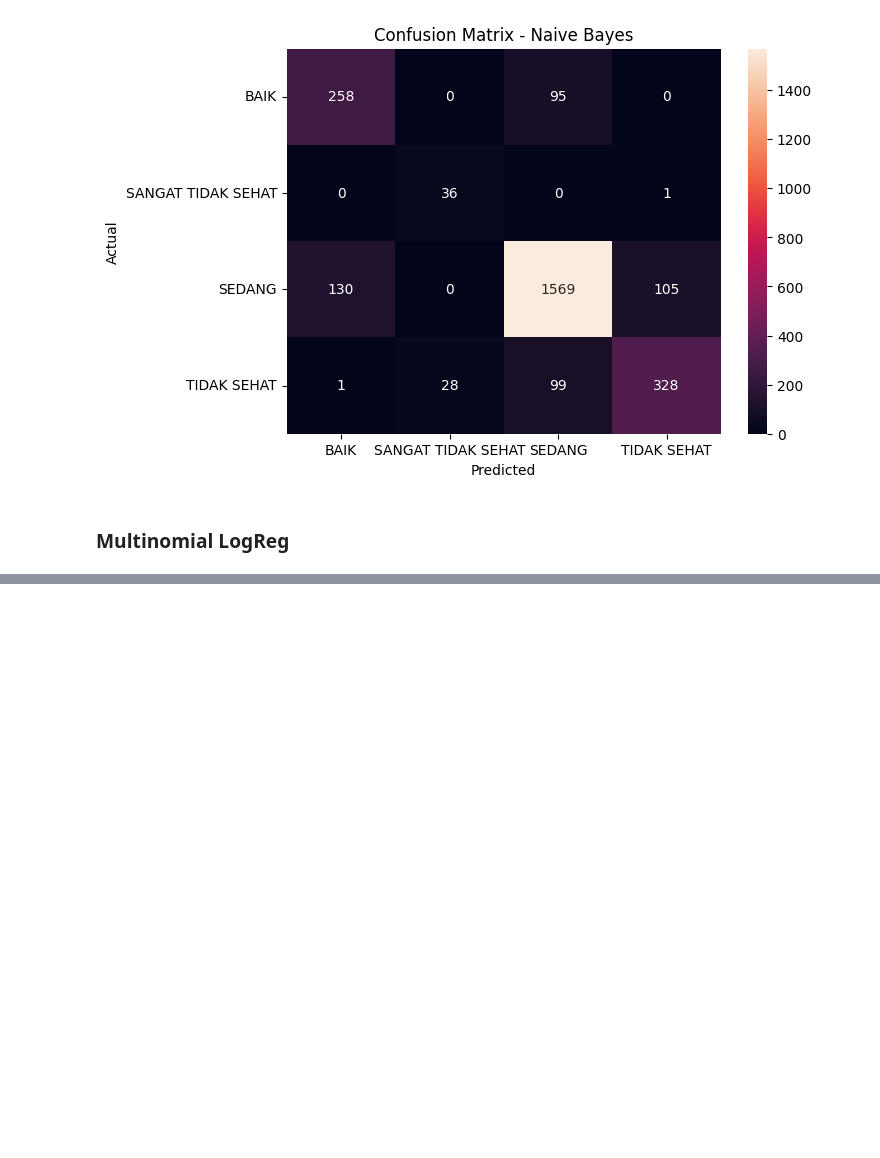
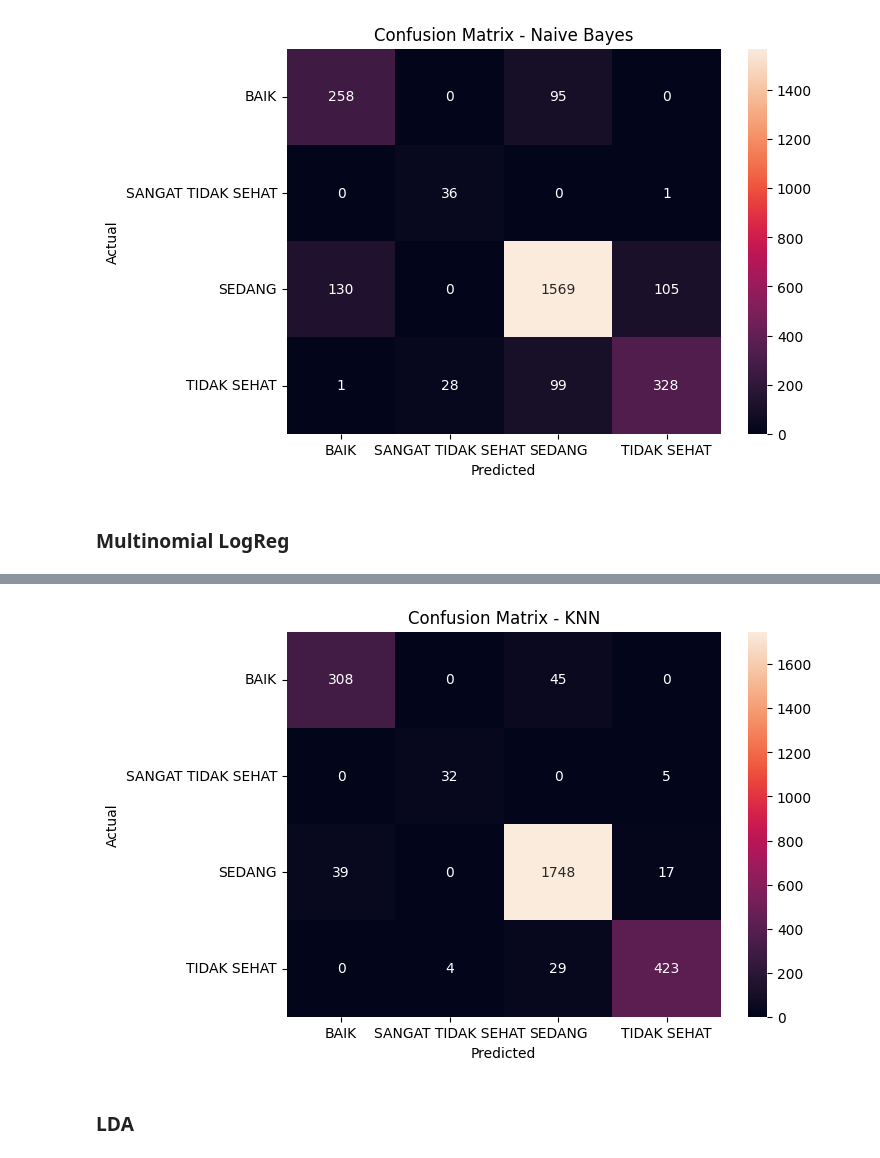
Before and after one commit to nabhylanr/ISPU-Classification, a Jupyter notebook: ispu_classification_baseline.ipynb, the cells around one changed output, grey strips where cells are left out. Cells and saved outputs as stored; diff of their text form; code cells hidden in the pictures; blank space fills up the shorter version.

```diff
--- a/ispu_classification_baseline.ipynb
+++ b/ispu_classification_baseline.ipynb
@@ -603,0 +606,18 @@ plt.show()
+# %%
+knn_clf = KNeighborsClassifier(
+    n_neighbors=5,
+    weights='distance',
+    n_jobs=-1
+)
+
+knn_clf.fit(X_train_scaled, y_train_enc)
+
+knn_pred = knn_clf.predict(X_test_scaled)
+
+print("Accuracy:", accuracy_score(y_test_enc, knn_pred))
+print("Precision (weighted):", precision_score(y_test_enc, knn_pred, average='weighted'))
+print("Recall (weighted):", recall_score(y_test_enc, knn_pred, average='weighted'))
+print("F1-Score (weighted):", f1_score(y_test_enc, knn_pred, average='weighted'))
+
+print("\nClassification Report:")
+print(classification_report(y_test_enc, knn_pred, target_names=le.classes_))
@@ -603,0 +641,12 @@ plt.show()
+# %%
+plt.figure(figsize=(7,5))
+cm = confusion_matrix(y_test_enc, knn_pred)
+sns.heatmap(cm, annot=True, fmt='d', xticklabels=le.classes_, yticklabels=le.classes_)
+plt.title("Confusion Matrix - KNN")
+plt.xlabel("Predicted")
+plt.ylabel("Actual")
+plt.show()
+# %% [output]
+[figure, added]
+# %% [markdown]
+### LDA
```
Also changed, not shown: parts of 8 cells of this notebook.
